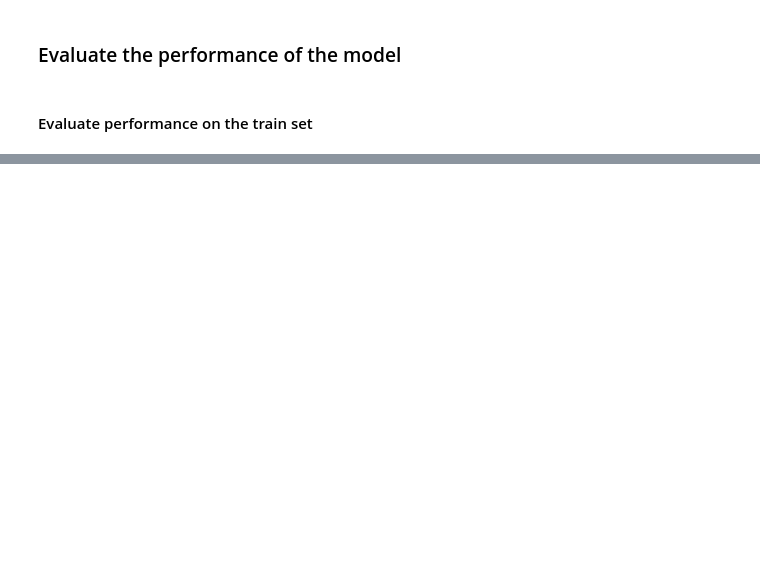
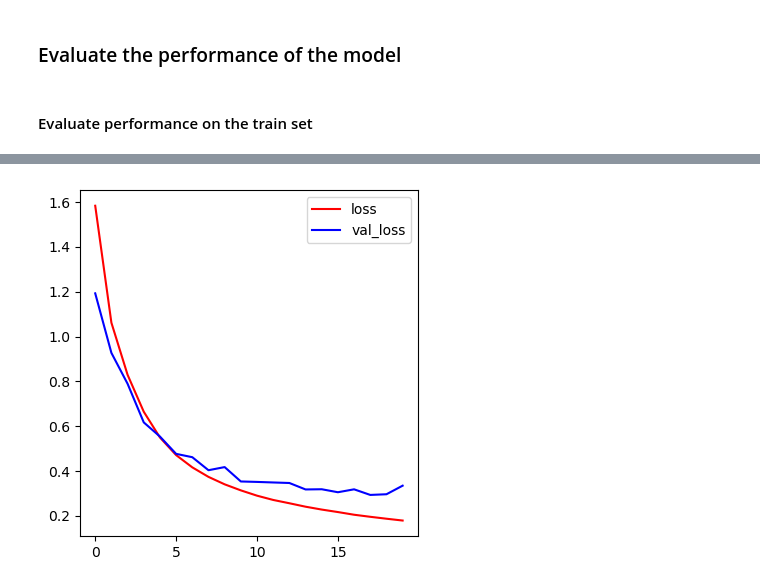
Before and after one commit to jxrgemartinez/mnist-digit-classifier, a Jupyter notebook: src/MNIST_digit_classifier.ipynb, the cells around one changed output, grey strips where cells are left out. Drawn from its saved outputs; the diff is of its cells as text; code cells hidden in the pictures; blank space fills up the shorter version.

```diff
--- a/src/MNIST_digit_classifier.ipynb
+++ b/src/MNIST_digit_classifier.ipynb
@@ -250,0 +297,23 @@ cm.set(xlabel = "y_pred", ylabel = "y_true")
+# %%
+def cnn_model(num_pixels, num_classes):
+    model = Sequential([
+        Conv2D(input_shape = train_images_cnn.shape[1:],
+                filters = 32,
+                kernel_size = (3,3),
+                activation = "relu"),
+        MaxPooling2D(pool_size = (2,2)),
+        Conv2D(filters = 64,
+                kernel_size = (3,3),
+                activation = "relu"),
+        MaxPooling2D(pool_size=(2,2)),
+        Flatten(),
+        Dense(num_classes, activation='softmax')
+    ])
+    model.compile(optimizer=tf.keras.optimizers.legacy.RMSprop(),
+                  loss='categorical_crossentropy',
+                  metrics=['accuracy'])
+    return model
+
+# Then use it like this:
+model2 = cnn_model(num_pixels, num_classes)
+model2.summary()
@@ -250,0 +340,5 @@ cm.set(xlabel = "y_pred", ylabel = "y_true")
+# %%
+cnn_history = model2.fit(train_images_cnn, train_labels_cnn,
+                         validation_split=0.3,
+                         epochs=20,
+                         batch_size=100)
@@ -250,0 +363,8 @@ cm.set(xlabel = "y_pred", ylabel = "y_true")
+# %%
+plt.figure(figsize = (4,4))
+plt.plot(cnn_history.history["loss"], color = "red", label = "loss")
+plt.plot(cnn_history.history["val_loss"], color = "blue", label = "val_loss")
+plt.legend()
+plt.tight_layout()
+# %% [output]
+[figure, added]
```
Also changed, not shown: parts of 45 cells of this notebook, 3 other files.
